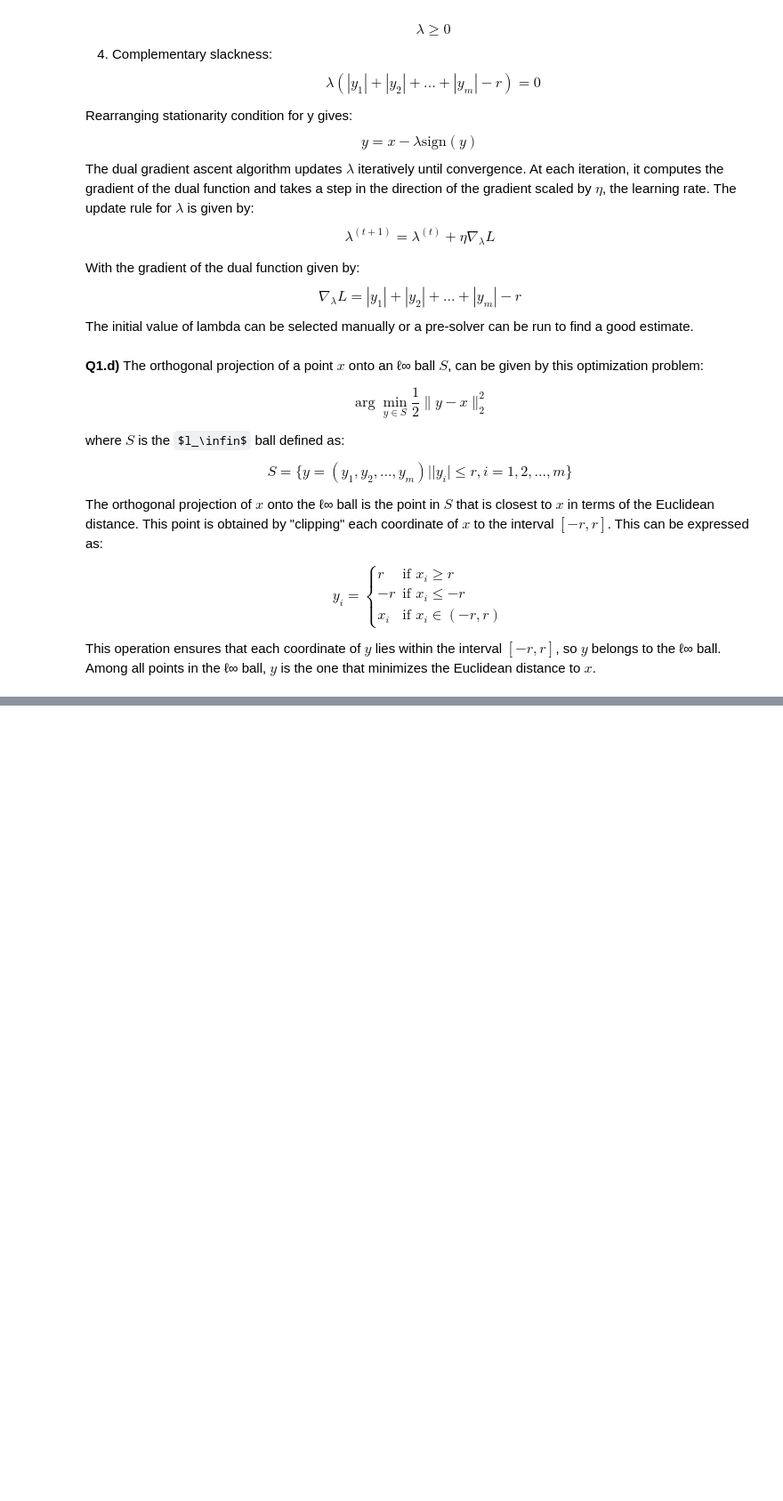
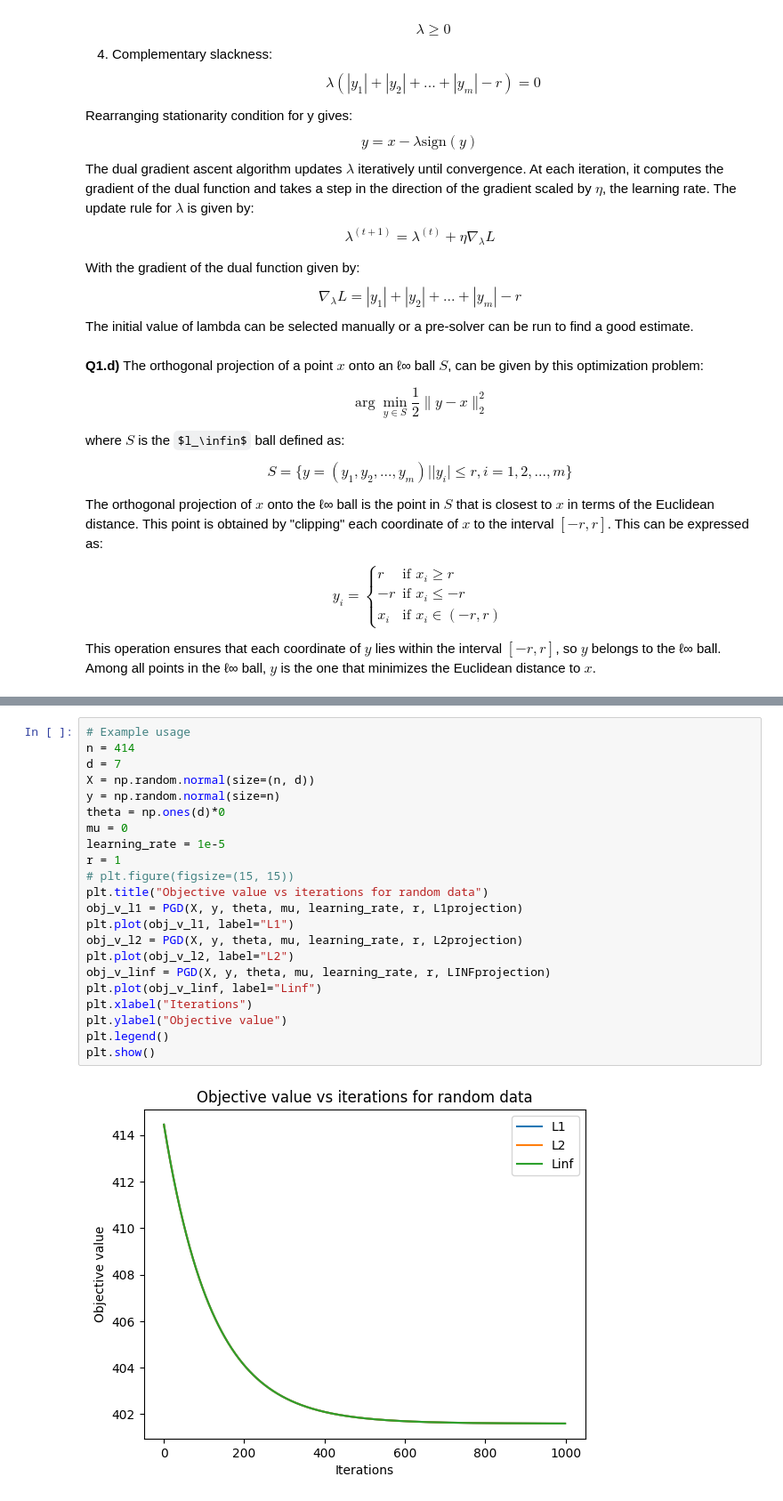
Before and after one commit to darkopetrov/DAT570_Continuous_optimization_in_data_science, a Jupyter notebook: Module_3/Notebook_3.ipynb, the cells around one changed output, grey strips where cells are left out. Shown at 89% size. Drawn from its saved outputs; the diff is of its cells as text; some formulas as TeX source; blank space fills up the shorter version.

```diff
--- a/Module_3/Notebook_3.ipynb
+++ b/Module_3/Notebook_3.ipynb
@@ -148,0 +222,24 @@ This operation ensures that each coordinate of $y$ lies within the interval $[-r
+# %%
+# Example usage
+n = 414
+d = 7
+X = np.random.normal(size=(n, d))
+y = np.random.normal(size=n)
+theta = np.ones(d)*0
+mu = 0
+learning_rate = 1e-5
+r = 1
+# plt.figure(figsize=(15, 15))
+plt.title("Objective value vs iterations for random data")
+obj_v_l1 = PGD(X, y, theta, mu, learning_rate, r, L1projection)
+plt.plot(obj_v_l1, label="L1")
+obj_v_l2 = PGD(X, y, theta, mu, learning_rate, r, L2projection)
+plt.plot(obj_v_l2, label="L2")
+obj_v_linf = PGD(X, y, theta, mu, learning_rate, r, LINFprojection)
+plt.plot(obj_v_linf, label="Linf")
+plt.xlabel("Iterations")
+plt.ylabel("Objective value")
+plt.legend()
+plt.show()
+# %% [output]
+[figure, added]
```
Also changed, not shown: parts of 3 cells of this notebook.
